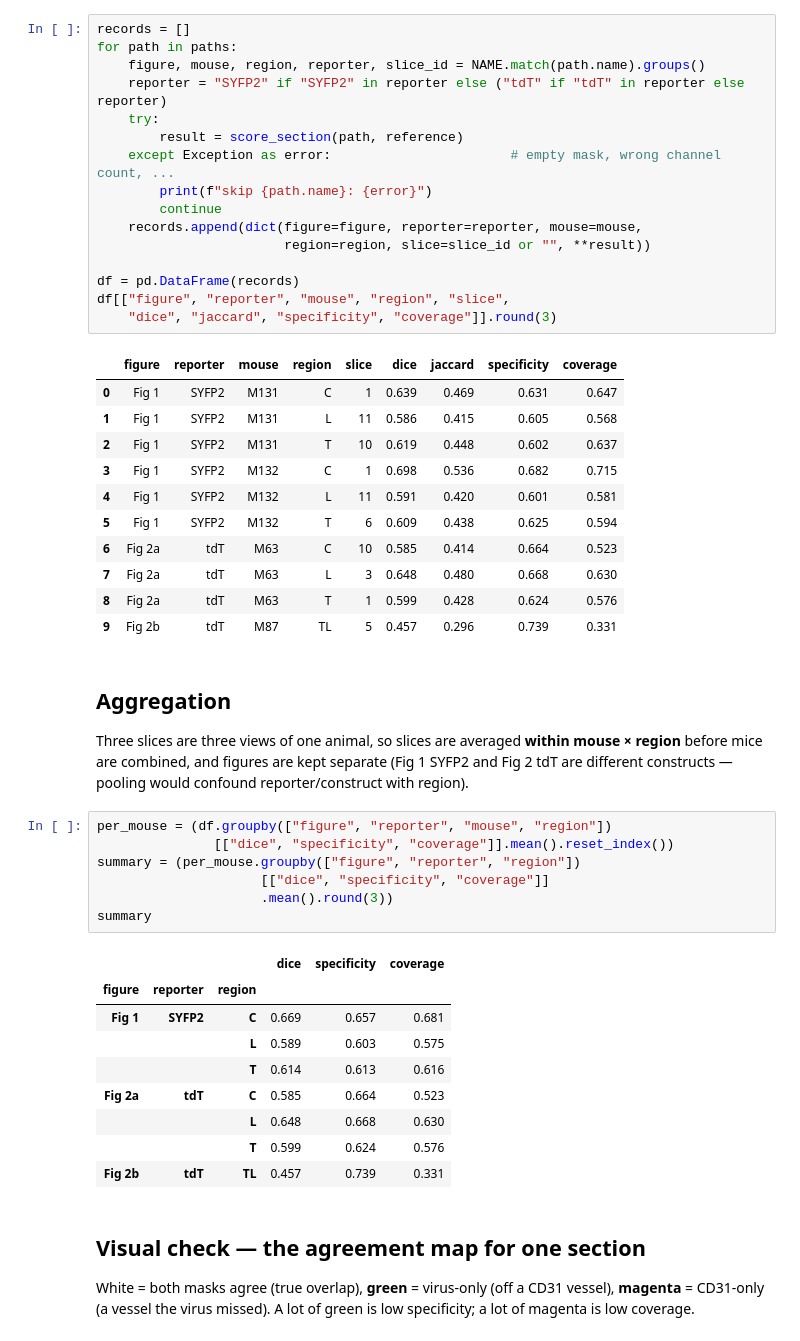
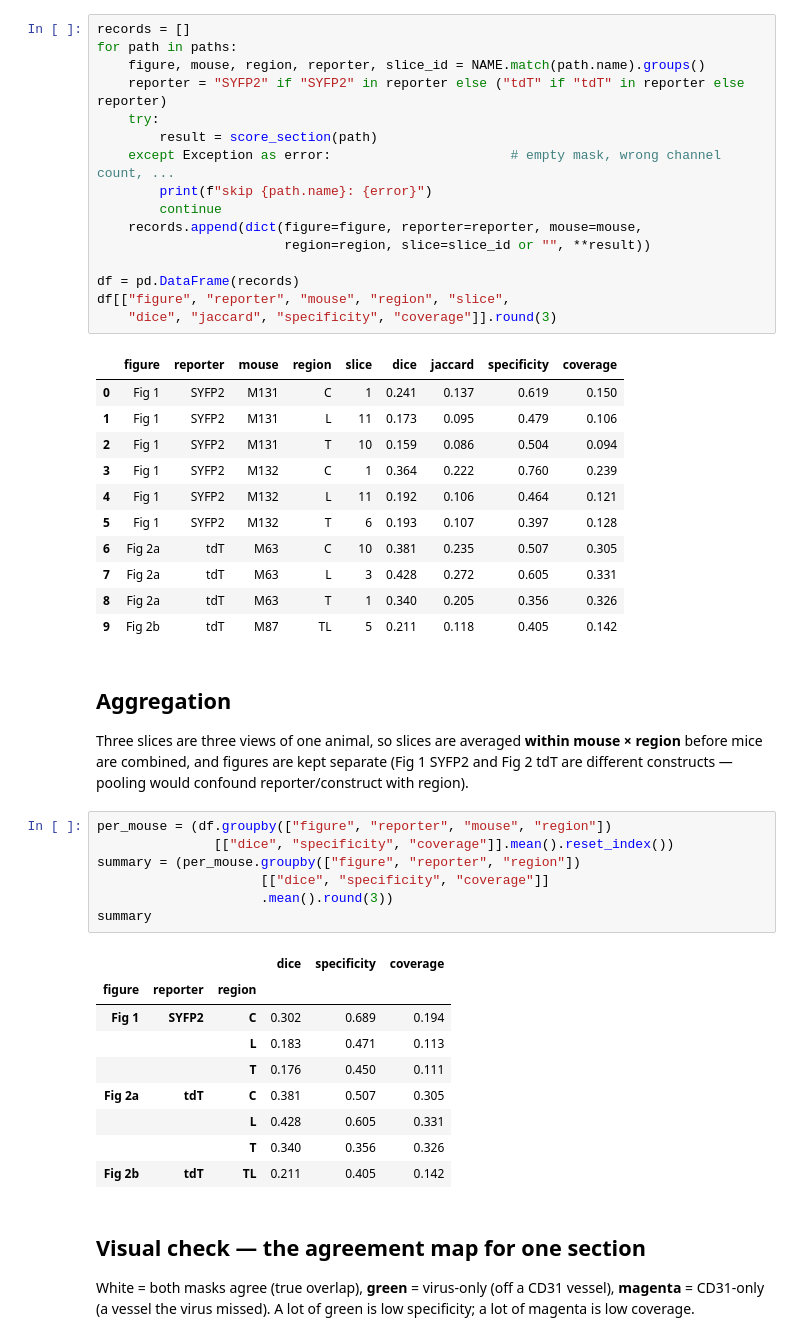
Before and after one commit to UCI-XuLab/blood-vessel-processing, a Jupyter notebook: notebooks/dice_between_channels.ipynb, the cells around one changed output. Saved outputs shown, nothing was run; the diff lists cells and outputs as text.

```diff
--- a/notebooks/dice_between_channels.ipynb
+++ b/notebooks/dice_between_channels.ipynb
@@ -99,31 +93,31 @@ reference = calibrate_reference(paths, n_sections=min(6, len(paths)))
 # %%
 records = []
 for path in paths:
     figure, mouse, region, reporter, slice_id = NAME.match(path.name).groups()
     reporter = "SYFP2" if "SYFP2" in reporter else ("tdT" if "tdT" in reporter else reporter)
     try:
-        result = score_section(path, reference)
+        result = score_section(path)
     except Exception as error:                       # empty mask, wrong channel count, ...
         print(f"skip {path.name}: {error}")
         continue
     records.append(dict(figure=figure, reporter=reporter, mouse=mouse,
                         region=region, slice=slice_id or "", **result))
 
 df = pd.DataFrame(records)
 df[["figure", "reporter", "mouse", "region", "slice",
     "dice", "jaccard", "specificity", "coverage"]].round(3)
 # %% [output]
 |  | figure | reporter | mouse | region | slice | dice | jaccard | specificity | coverage |
-| 0 | Fig 1 | SYFP2 | M131 | C | 1 | 0.639 | 0.469 | 0.631 | 0.647 |
-| 1 | Fig 1 | SYFP2 | M131 | L | 11 | 0.586 | 0.415 | 0.605 | 0.568 |
-| 2 | Fig 1 | SYFP2 | M131 | T | 10 | 0.619 | 0.448 | 0.602 | 0.637 |
-| 3 | Fig 1 | SYFP2 | M132 | C | 1 | 0.698 | 0.536 | 0.682 | 0.715 |
-| 4 | Fig 1 | SYFP2 | M132 | L | 11 | 0.591 | 0.420 | 0.601 | 0.581 |
-| 5 | Fig 1 | SYFP2 | M132 | T | 6 | 0.609 | 0.438 | 0.625 | 0.594 |
-| 6 | Fig 2a | tdT | M63 | C | 10 | 0.585 | 0.414 | 0.664 | 0.523 |
-| 7 | Fig 2a | tdT | M63 | L | 3 | 0.648 | 0.480 | 0.668 | 0.630 |
-| 8 | Fig 2a | tdT | M63 | T | 1 | 0.599 | 0.428 | 0.624 | 0.576 |
-| 9 | Fig 2b | tdT | M87 | TL | 5 | 0.457 | 0.296 | 0.739 | 0.331 |
+| 0 | Fig 1 | SYFP2 | M131 | C | 1 | 0.241 | 0.137 | 0.619 | 0.150 |
+| 1 | Fig 1 | SYFP2 | M131 | L | 11 | 0.173 | 0.095 | 0.479 | 0.106 |
+| 2 | Fig 1 | SYFP2 | M131 | T | 10 | 0.159 | 0.086 | 0.504 | 0.094 |
+| 3 | Fig 1 | SYFP2 | M132 | C | 1 | 0.364 | 0.222 | 0.760 | 0.239 |
+| 4 | Fig 1 | SYFP2 | M132 | L | 11 | 0.192 | 0.106 | 0.464 | 0.121 |
+| 5 | Fig 1 | SYFP2 | M132 | T | 6 | 0.193 | 0.107 | 0.397 | 0.128 |
+| 6 | Fig 2a | tdT | M63 | C | 10 | 0.381 | 0.235 | 0.507 | 0.305 |
+| 7 | Fig 2a | tdT | M63 | L | 3 | 0.428 | 0.272 | 0.605 | 0.331 |
+| 8 | Fig 2a | tdT | M63 | T | 1 | 0.340 | 0.205 | 0.356 | 0.326 |
+| 9 | Fig 2b | tdT | M87 | TL | 5 | 0.211 | 0.118 | 0.405 | 0.142 |
 # %% [markdown]
 ## Aggregation
 
@@ -141,13 +135,13 @@ summary
 # %% [output]
 |  |  |  | dice | specificity | coverage |
 | figure | reporter | region |  |  |  |
-| Fig 1 | SYFP2 | C | 0.669 | 0.657 | 0.681 |
-|  |  | L | 0.589 | 0.603 | 0.575 |
-|  |  | T | 0.614 | 0.613 | 0.616 |
-| Fig 2a | tdT | C | 0.585 | 0.664 | 0.523 |
-|  |  | L | 0.648 | 0.668 | 0.630 |
-|  |  | T | 0.599 | 0.624 | 0.576 |
-| Fig 2b | tdT | TL | 0.457 | 0.739 | 0.331 |
+| Fig 1 | SYFP2 | C | 0.302 | 0.689 | 0.194 |
+|  |  | L | 0.183 | 0.471 | 0.113 |
+|  |  | T | 0.176 | 0.450 | 0.111 |
+| Fig 2a | tdT | C | 0.381 | 0.507 | 0.305 |
+|  |  | L | 0.428 | 0.605 | 0.331 |
+|  |  | T | 0.340 | 0.356 | 0.326 |
+| Fig 2b | tdT | TL | 0.211 | 0.405 | 0.142 |
 # %% [markdown]
 ## Visual check — the agreement map for one section
 
```
Also changed, not shown: parts of 10 cells of this notebook, 4 other files.
